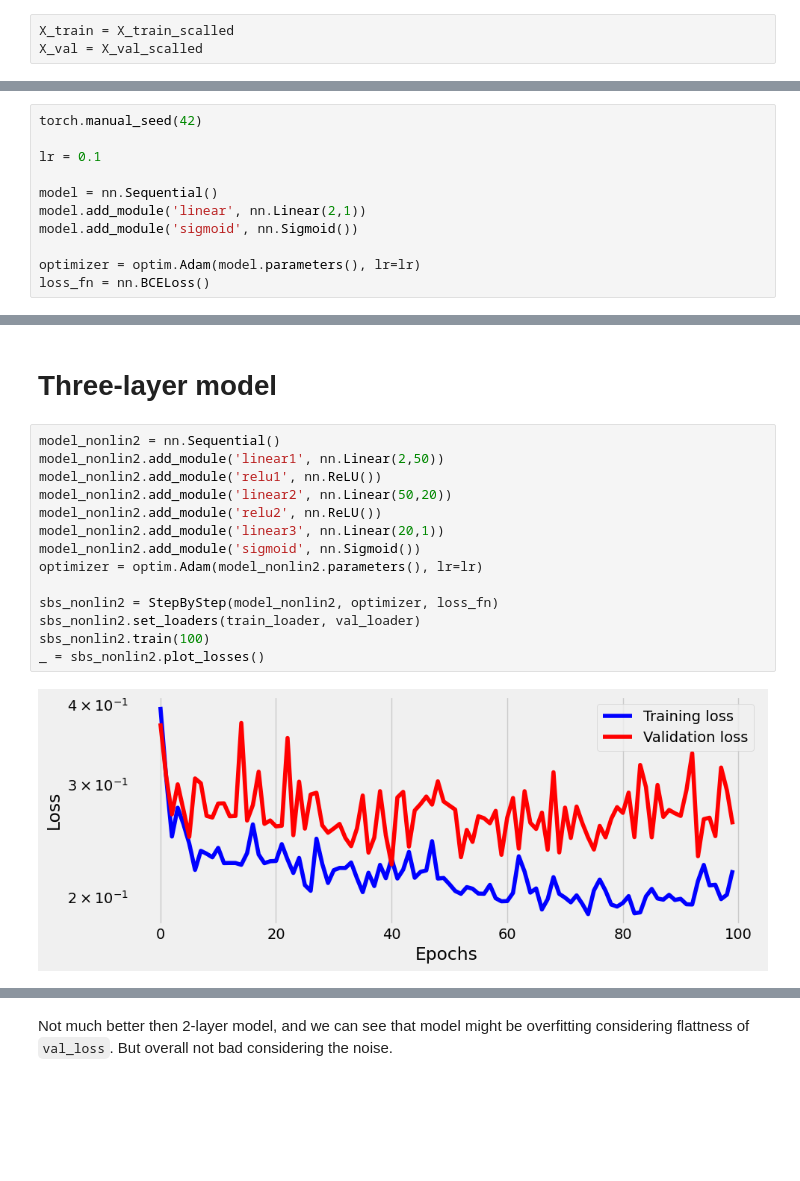
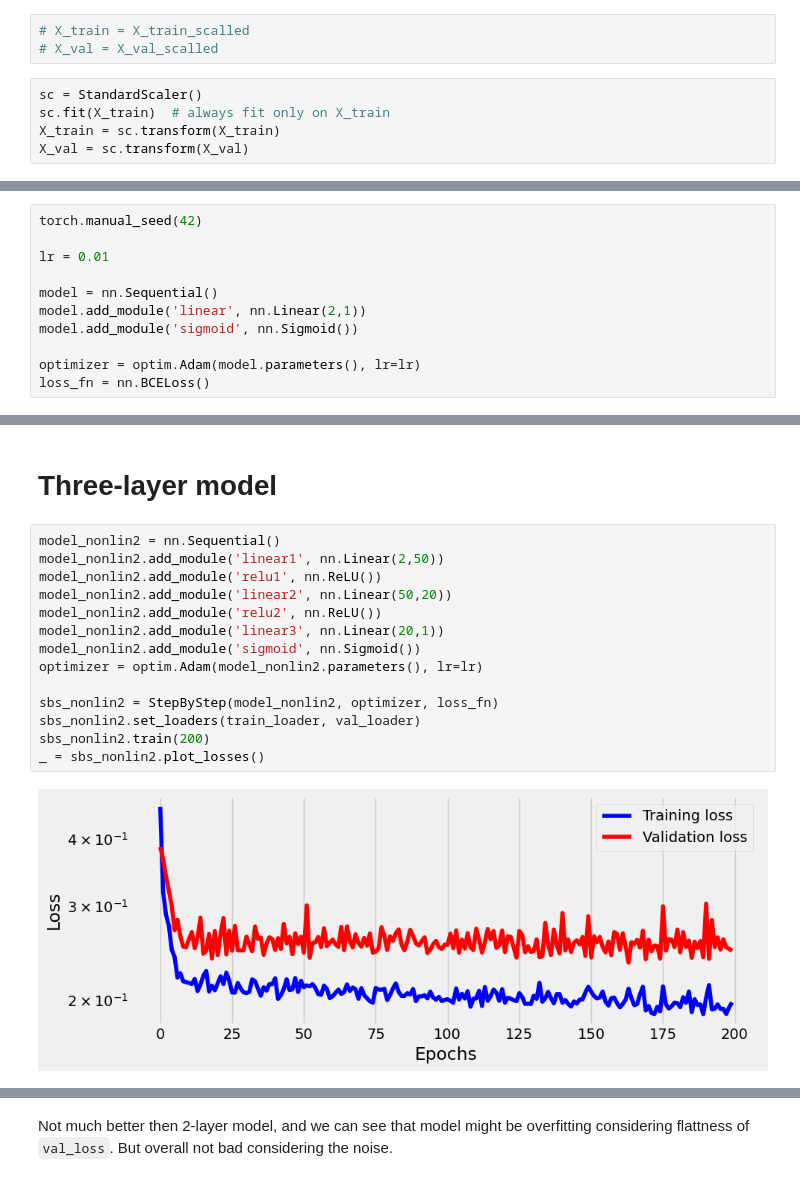
Before and after one commit to nesaboz/pytorch_educative, a Jupyter notebook: nbs/03_binary_classification.ipynb, the cells around one changed output, grey strips where cells are left out. Drawn from its saved outputs; the diff is of its cells as text; blank space fills up the shorter version.

```diff
--- a/nbs/03_binary_classification.ipynb
+++ b/nbs/03_binary_classification.ipynb
@@ -40,6 +38,11 @@ assert ((X_train_scalled[0] - m)/np.sqrt(v) - X_train[0] < np.finfo(float).eps).
 # %%
-X_train = X_train_scalled
-X_val = X_val_scalled
+# X_train = X_train_scalled
+# X_val = X_val_scalled
+# %%
+sc = StandardScaler()
+sc.fit(X_train)  # always fit only on X_train
+X_train = sc.transform(X_train)
+X_val = sc.transform(X_val)
 # %%
 from matplotlib.colors import ListedColormap
 
@@ -93,7 +96,7 @@ val_loader = DataLoader(val_data, 64)
 # %%
 torch.manual_seed(42)
 
-lr = 0.1
+lr = 0.01
 
 model = nn.Sequential()
 model.add_module('linear', nn.Linear(2,1))
@@ -167,17 +170,17 @@ And this is better (we could calculate precision and recall).
 # %%
 model_nonlin2 = nn.Sequential()
 model_nonlin2.add_module('linear1', nn.Linear(2,50))
 model_nonlin2.add_module('relu1', nn.ReLU())
 model_nonlin2.add_module('linear2', nn.Linear(50,20))
 model_nonlin2.add_module('relu2', nn.ReLU())
 model_nonlin2.add_module('linear3', nn.Linear(20,1))
 model_nonlin2.add_module('sigmoid', nn.Sigmoid())
 optimizer = optim.Adam(model_nonlin2.parameters(), lr=lr)
 
 sbs_nonlin2 = StepByStep(model_nonlin2, optimizer, loss_fn)
 sbs_nonlin2.set_loaders(train_loader, val_loader)
-sbs_nonlin2.train(100)
+sbs_nonlin2.train(200)
 _ = sbs_nonlin2.plot_losses()
 # %% [output]
-[figure, old version]
+[figure, new version]
 # %%
```
Also changed, not shown: parts of 11 cells of this notebook.
